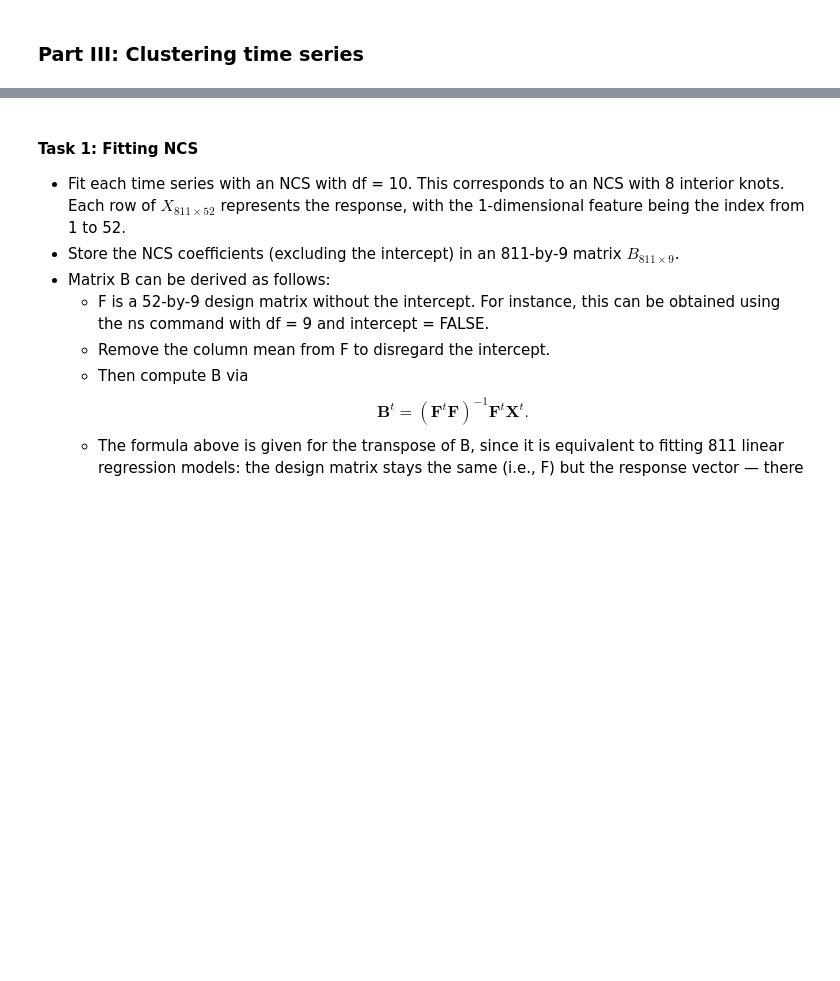
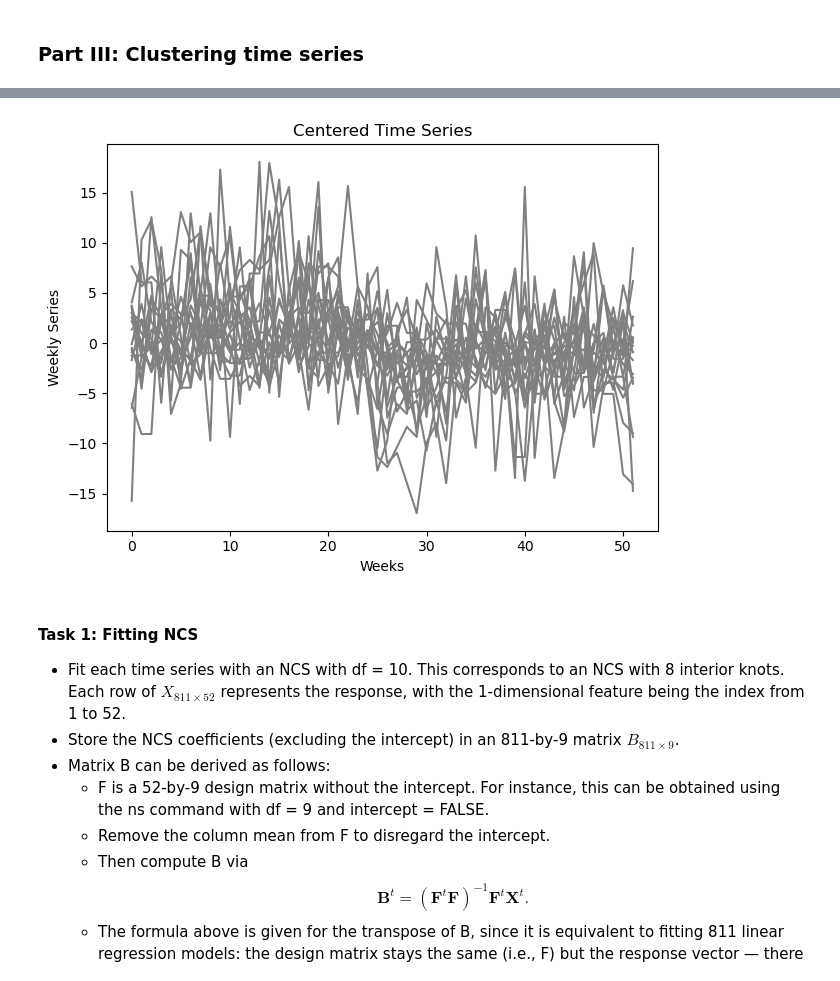
Before and after one commit to lycpaul/cs598-psl, a Jupyter notebook: code3/Assignment_3_1160_ycl7.ipynb, the cells around one changed output, grey strips where cells are left out. Cells and saved outputs as stored; diff of their text form; code cells hidden in the pictures; blank space fills up the shorter version.

```diff
--- a/code3/Assignment_3_1160_ycl7.ipynb
+++ b/code3/Assignment_3_1160_ycl7.ipynb
@@ -408,3 +594,9 @@ Download[Sales_Transactions_Dataset_Weekly.csv]. The original data is from from
 This dataset contains the weekly purchased quantities of 811 products over 52 weeks, resulting in a time series of 52 data points for each product.
 
 Center each time series by removing its mean, and store the resulting data in an 811-by-52 matrix X.
+# %%
+# import the data
+url_p3 = "./Sales_Transactions_Dataset_Weekly.csv"
+data_p3 = pd.read_csv(url_p3)
+print(data_p3.iloc[:5, 0:53])
+print(data_p3.info())
@@ -411,3 +621,18 @@ Center each time series by removing its mean, and store the resulting data in an
+# %%
+# Preprocess the data
+# Center each time series by removing its mean
+X = data_p3.iloc[:, 1:53].values
+X_centered = X - X.mean(axis=1, keepdims=True)
+# %%
+for i in range(20):
+    plt.plot(X_centered[i], label=f"Type {i}", color="grey")
+plt.title("Centered Time Series")
+plt.xlabel("Weeks")
+plt.ylabel("Weekly Series")
+plt.tight_layout()
+plt.show()
+# %% [output]
+[figure, added]
 # %% [markdown]
 #### Task 1: Fitting NCS
 - Fit each time series with an NCS with df = 10. This corresponds to an NCS with 8 interior knots. Each row of $X_{811×52}$ represents the response, with the 1-dimensional feature being the index from 1 to 52.
```
Also changed, not shown: parts of 11 cells of this notebook.
